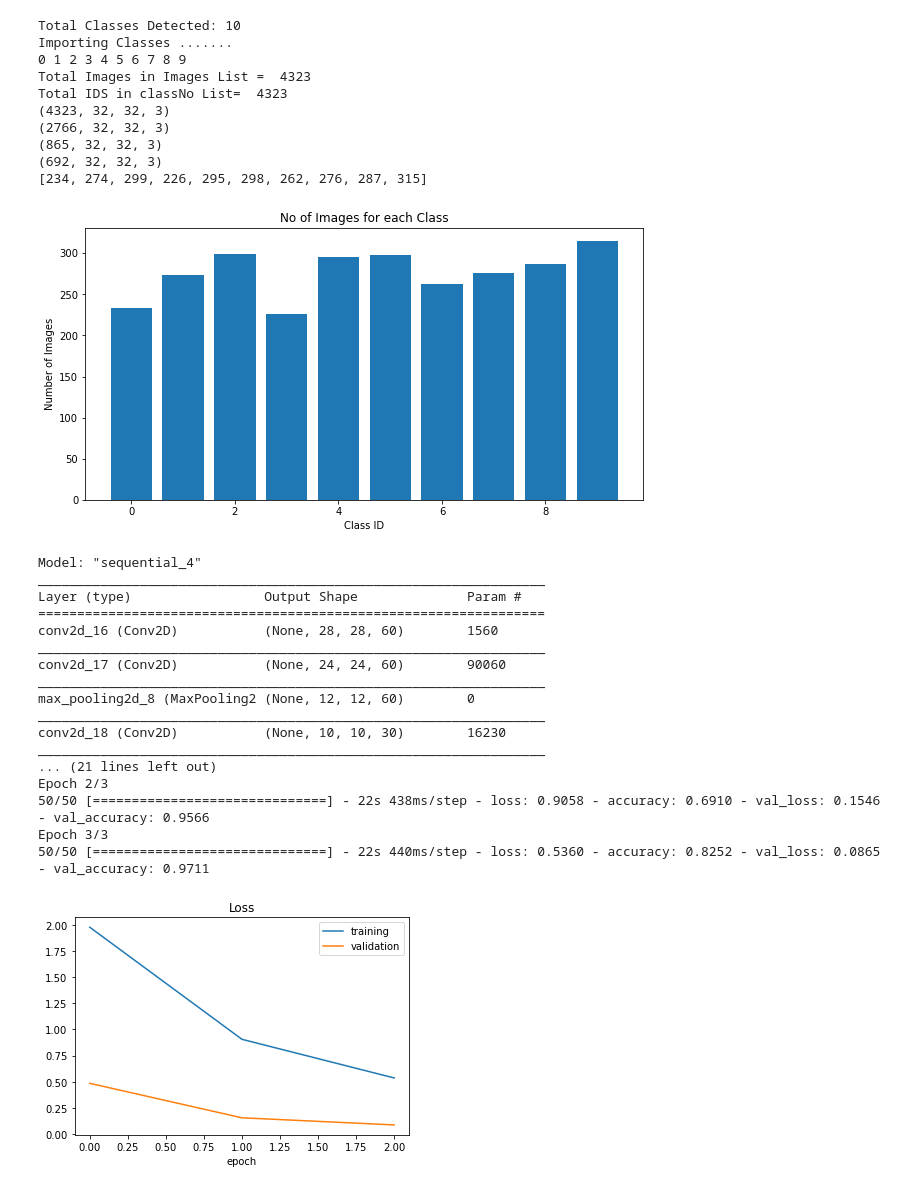
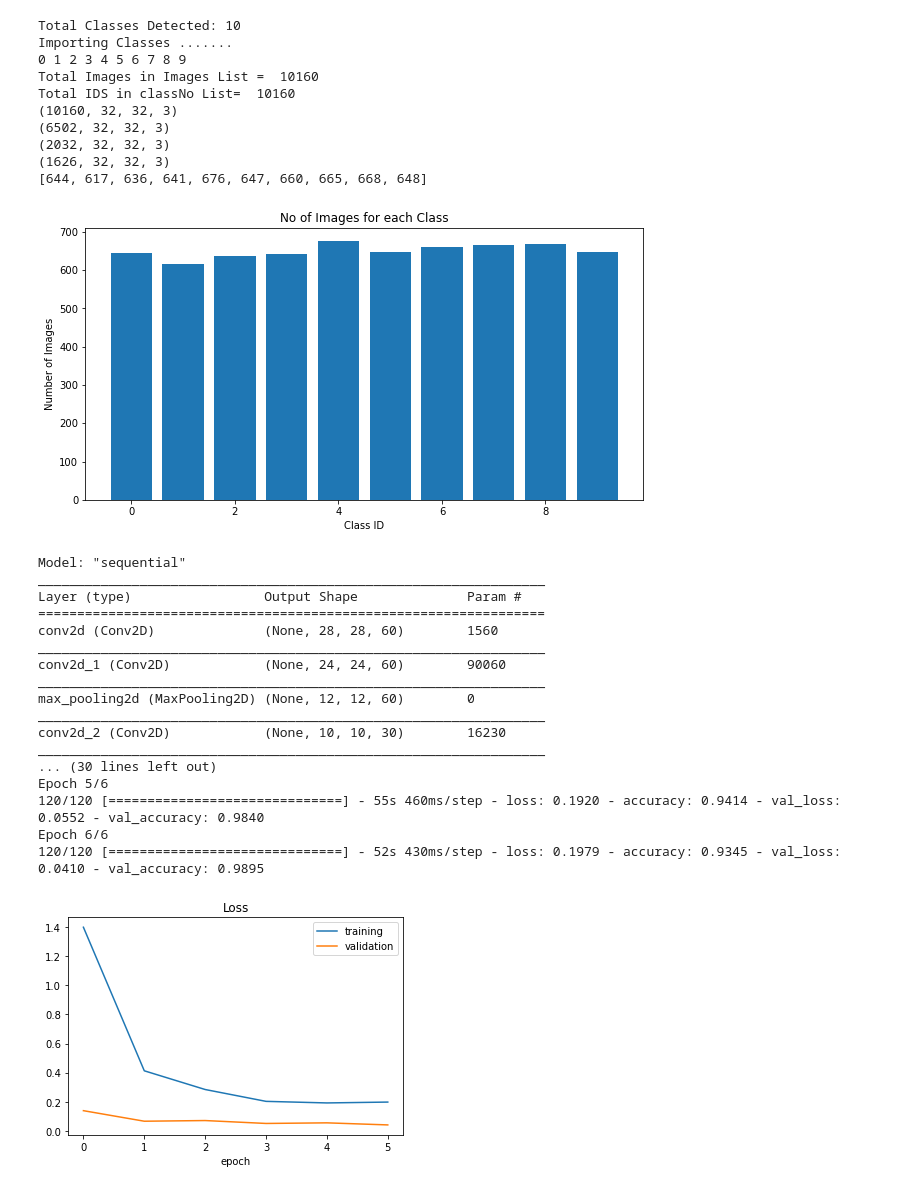
Before and after one commit to JadielSantos/trabpdi, a Jupyter notebook: Training-Data.ipynb, the cells around one changed output. Drawn from its saved outputs; the diff is of its cells as text; code cells hidden in the pictures.

Commit message:
Final commit (? kk)
Alterar os paths no codigo para o local do seu pc.

```diff
--- a/Training-Data.ipynb
+++ b/Training-Data.ipynb
@@ -14,13 +14,13 @@ from keras.layers.convolutional import Conv2D,MaxPooling2D
 import pickle
 
 ################ Parametros ########################
-path = "C:/Users/Jadiel Santos/Desktop/FURB/Python TF/Dataset-Digits"
+path = "C:/Users/Jadiel Santos/Desktop/FURB/Python TF/myData"
 testRatio = 0.2
 valRatio = 0.2
 imageDimensions= (32,32,3)
 batchSizeVal= 50
-epochsVal = 3
-stepsPerEpochVal = 50
+epochsVal = 6
+stepsPerEpochVal = 120
 ####################################################
 
 # Importa imagens dos arquivos
@@ -48,7 +48,7 @@ images = np.array(images)
 classNo = np.array(classNo)
 print(images.shape)
 
-# Divide os dados
+# Divide os dados (test/train)
 X_train,X_test,y_train,y_test = train_test_split(images,classNo,test_size=testRatio)
 X_train,X_validation,y_train,y_validation = train_test_split(X_train,y_train,test_size=valRatio)
 print(X_train.shape)
@@ -121,7 +121,7 @@ def myModel():
     model.add(Dropout(0.5))
 
     model.add(Flatten())
-    model.add(Dense(noOfNodes,activation='relu'))
+    model.add(Dense(noOfNodes, activation='relu'))
     model.add(Dropout(0.5))
     model.add(Dense(noOfClasses, activation='softmax'))
 
@@ -137,69 +137,57 @@ history = model.fit_generator(dataGen.flow(X_train,y_train,
                                  steps_per_epoch=stepsPerEpochVal,
                                  epochs=epochsVal,
                                  validation_data=(X_validation,y_validation),
                                  shuffle=1)
 
 # Exibe resultados
 plt.figure(1)
 plt.plot(history.history['loss'])
 plt.plot(history.history['val_loss'])
 plt.legend(['training','validation'])
 plt.title('Loss')
 plt.xlabel('epoch')
 plt.figure(2)
 plt.plot(history.history['accuracy'])
 plt.plot(history.history['val_accuracy'])
 plt.legend(['training','validation'])
 plt.title('Accuracy')
 plt.xlabel('epoch')
 plt.show()
 
 # Avalia imagens de teste
 score = model.evaluate(X_test,y_test,verbose=0)
 print('Test Score = ',score[0])
 print('Test Accuracy =', score[1])
 
 # Salva o model treinado
-pickle_out = open("model_trained_test.p", "wb")
-model.save("C:/Users/Jadiel Santos/Desktop/FURB/Python TF")
-#pickle.dump(model, pickle_out)
-pickle_out.close()
-
-#from threading import Thread
-
-#def hanlder(modelObj):
-#    with open("model_trained_test.pkl", "wb") as file:
-#        pickle.dump(modelObj, file)#
-
-#t = Thread(target=hanlder, args=(model))
-#t.start()
+model.save("C:/Users/Jadiel Santos/Desktop/FURB/Python TF/model")
 # %% [output]
 Total Classes Detected: 10
 Importing Classes .......
 0 1 2 3 4 5 6 7 8 9
-Total Images in Images List =  4323
-Total IDS in classNo List=  4323
-(4323, 32, 32, 3)
-(2766, 32, 32, 3)
-(865, 32, 32, 3)
-(692, 32, 32, 3)
-[234, 274, 299, 226, 295, 298, 262, 276, 287, 315]
+Total Images in Images List =  10160
+Total IDS in classNo List=  10160
+(10160, 32, 32, 3)
+(6502, 32, 32, 3)
+(2032, 32, 32, 3)
+(1626, 32, 32, 3)
+[644, 617, 636, 641, 676, 647, 660, 665, 668, 648]
-[figure, old version]
+[figure, new version]
-Model: "sequential_4"
+Model: "sequential"
 _________________________________________________________________
 Layer (type)                 Output Shape              Param #
 =================================================================
-conv2d_16 (Conv2D)           (None, 28, 28, 60)        1560
+conv2d (Conv2D)              (None, 28, 28, 60)        1560
 _________________________________________________________________
-conv2d_17 (Conv2D)           (None, 24, 24, 60)        90060
+conv2d_1 (Conv2D)            (None, 24, 24, 60)        90060
 _________________________________________________________________
-max_pooling2d_8 (MaxPooling2 (None, 12, 12, 60)        0
+max_pooling2d (MaxPooling2D) (None, 12, 12, 60)        0
 _________________________________________________________________
-conv2d_18 (Conv2D)           (None, 10, 10, 30)        16230
+conv2d_2 (Conv2D)            (None, 10, 10, 30)        16230
 _________________________________________________________________
-... (21 lines left out)
-Epoch 2/3
-50/50 [==============================] - 22s 438ms/step - loss: 0.9058 - accuracy: 0.6910 - val_loss: 0.1546 - val_accuracy: 0.9566
-Epoch 3/3
-50/50 [==============================] - 22s 440ms/step - loss: 0.5360 - accuracy: 0.8252 - val_loss: 0.0865 - val_accuracy: 0.9711
+... (30 lines left out)
+Epoch 5/6
+120/120 [==============================] - 55s 460ms/step - loss: 0.1920 - accuracy: 0.9414 - val_loss: 0.0552 - val_accuracy: 0.9840
+Epoch 6/6
+120/120 [==============================] - 52s 430ms/step - loss: 0.1979 - accuracy: 0.9345 - val_loss: 0.0410 - val_accuracy: 0.9895
-[figure, old version]
+[figure, new version]
```
Also changed, not shown: parts of 2 cells of this notebook.
